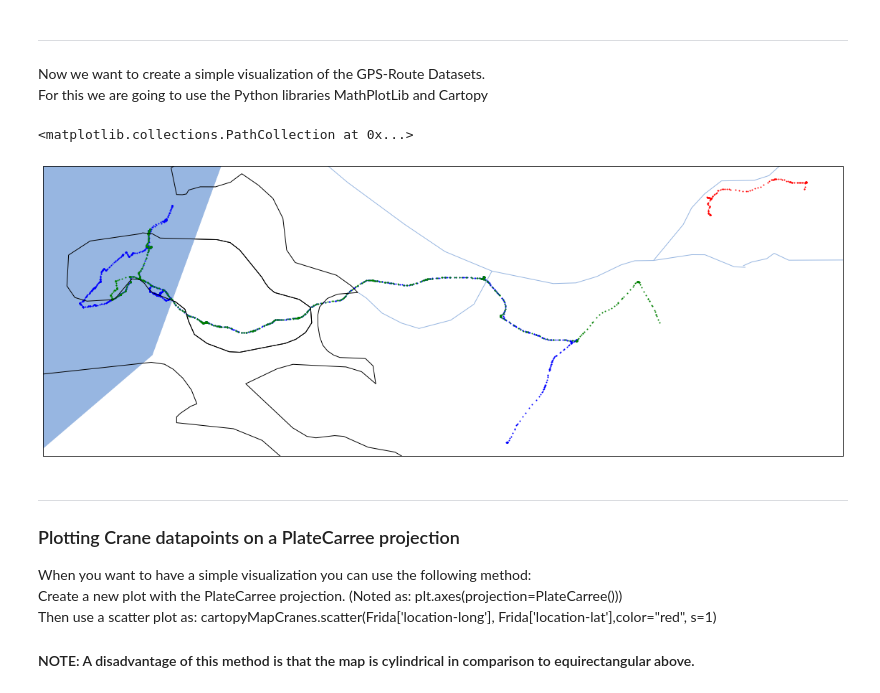
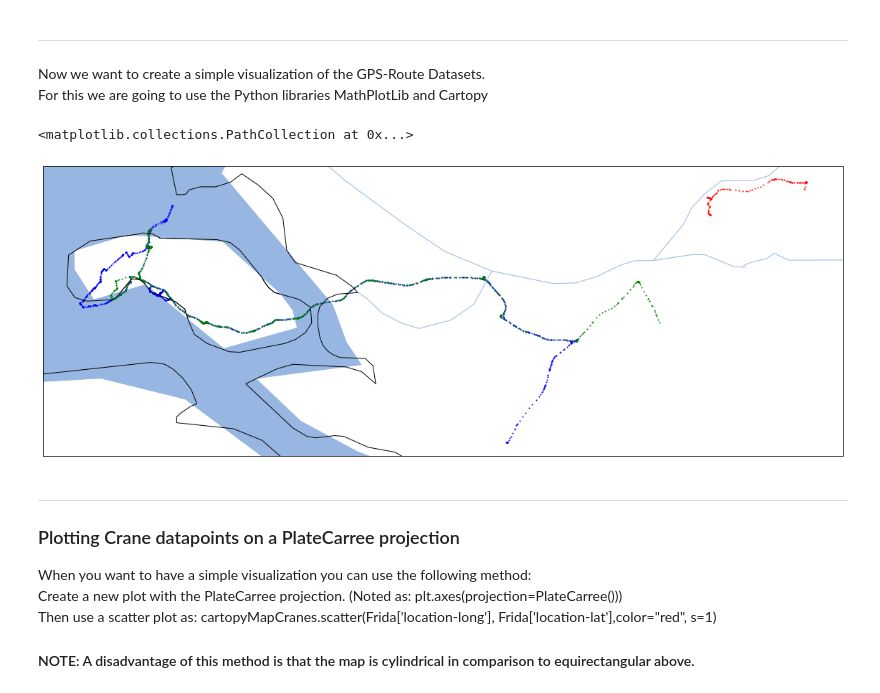
Before and after one commit to The-GeoStack-Project/GeoStack-Workshop, a Jupyter notebook: Geostack-Workshop-Content/Part-1-Data-processing/Notebooks/Solution/Solution-Data-processing.ipynb, the cells around one changed output. Drawn from its saved outputs; the diff is of its cells as text; code cells hidden in the pictures.

```diff
--- a/Geostack-Workshop-Content/Part-1-Data-processing/Notebooks/Solution/Solution-Data-processing.ipynb
+++ b/Geostack-Workshop-Content/Part-1-Data-processing/Notebooks/Solution/Solution-Data-processing.ipynb
@@ -612,7 +613,7 @@ cartopyMapRoutes.add_feature(cfeature.LAKES.with_scale('10m'), edgecolor = 'blac
 cartopyMapRoutes.add_feature(cfeature.RIVERS.with_scale('10m'))
 cartopyMapRoutes.add_feature(cfeature.BORDERS.with_scale('10m'))
 
-cartopyMapRoutes.add_feature(cfeature.OCEAN.with_scale('110m'))
+cartopyMapRoutes.add_feature(cfeature.OCEAN.with_scale('50m'))
 '''
 Now we want to plot the GPS-Routes on the new Cartopy Map.
 Just like with the Crane Flightpaths, we are going to create scatter plots and add them to the CartopyMap called:
@@ -634,34 +635,34 @@ The following applies to this line of code:
 cartopyMapRoutes.scatter(Biesbosch['lon'],Biesbosch['lat'],color="red", s =1, transform=ccrs.PlateCarree())
 
 
 # # # # # # # # # # # # # # # # # # # # # # # # # # # # # # # # # # # # # # # # # # # # #
 #                                                                                       #
 #    ASSIGNMENT 7: Visualize the GPS-Route: "Zeeland_Car_1" on the Cartopy Map.         #
 #                                                                                       #
 # # # # # # # # # # # # # # # # # # # # # # # # # # # # # # # # # # # # # # # # # # # # #
 
 #TIP: Create a scatter plot just like we did with the other Routes. Use the color Blue.
 #TODO
 cartopyMapRoutes.scatter(Zeeland_Car_1['lon'],Zeeland_Car_1['lat'],color="blue",s=1, transform=ccrs.PlateCarree())
 
 '''
 The line below adds the GPS-Route:"Biesbosch" to the Cartopy Map.
 The following applies to this line of code:
 1) First we declare the instance of the cartopymap which is the variable: "cartopyMapRoutes".
 2) Next we want to declare the type of MathPlotLib plot that is going to be created, which is a scatter plot.
 3) Next we want to declare the Dataframe and name of the column representing the Longitude Coordinates of the
    GPS-Route. The dataframe, containing the data of the route: "Zeeland_Car_2", is called: "Zeeland_Car_2".
    The Longitude column is called: "lon".
 4) Then we want to do the same for the Latitude Coordinates.
 5) Next we want to declare the color of the datapoints, which is green in this case.
 6) We also want to set the size of the datapoints, which is 1 in this case.
 7) Finally we want to add the transformation which is required for our datapoints to be displayed
    in the correct location on the map. In our case we have to transform the datapoints in the PlatteCarree projection.
 '''
 cartopyMapRoutes.scatter(Zeeland_Car_2['lon'],Zeeland_Car_2['lat'],color="green", s=1 ,transform=ccrs.PlateCarree())
 # %% [output]
 <matplotlib.collections.PathCollection at 0x...>
-[figure, old version]
+[figure, new version]
 # %% [markdown]
 ---
 
```
Also changed, not shown: parts of 1 cell of this notebook.
